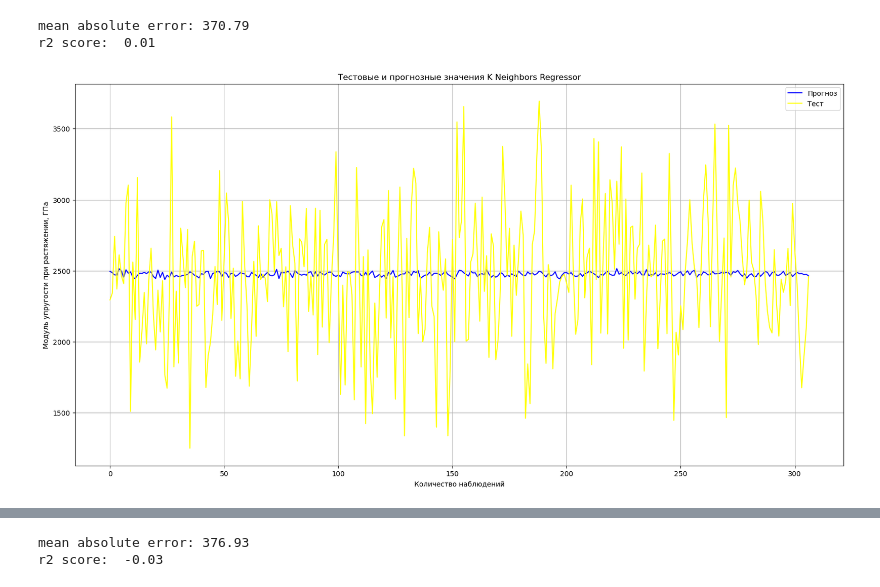
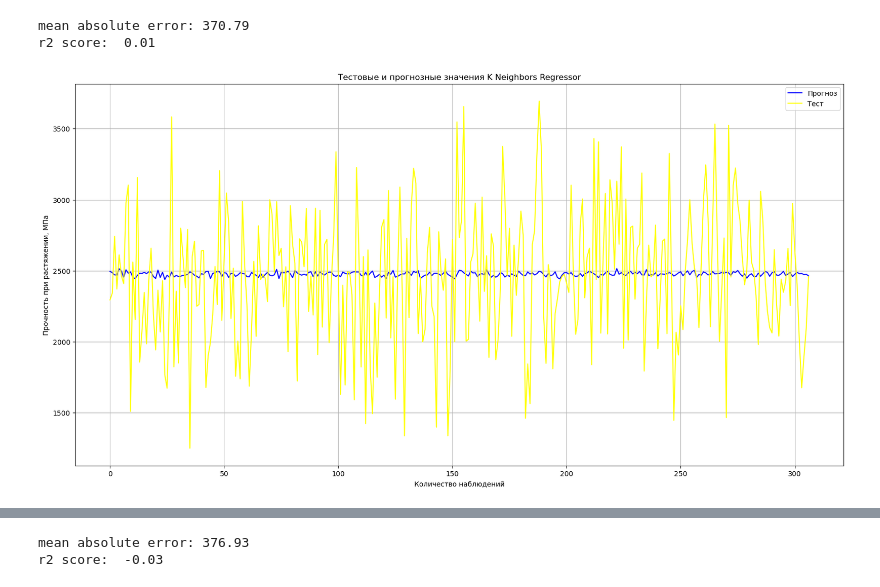
Before and after one commit to YaroSlavaStar/DS_FQW_Komposit, a Jupyter notebook: Starostina Ya.K. KOMPOSIT_4.ipynb, the cells around one changed output, grey strips where cells are left out. Drawn from its saved outputs; the diff is of its cells as text; code cells hidden in the pictures.

```diff
--- a/Starostina Ya.K. KOMPOSIT_4.ipynb
+++ b/Starostina Ya.K. KOMPOSIT_4.ipynb
@@ -256,14 +256,14 @@ r2 score:  0.01
 # %%
 plt.figure(figsize = (20, 10))
 plt.title("Тестовые и прогнозные значения K Neighbors Regressor")
 plt.plot(y_pred_knr, label = "Прогноз", color = 'blue')
 plt.plot(y_test.values, label = "Тест", color = 'yellow')
 plt.xlabel("Количество наблюдений")
-plt.ylabel("Модуль упругости при растяжении, ГПа")
+plt.ylabel("Прочность при растяжении, МПа")
 plt.legend()
 plt.grid(True);
 # %% [output]
-[figure, old version]
+[figure, new version]
 # %%
 #Деревья решений - Decision Tree Regressor
 # %%
```
Also changed, not shown: parts of 17 cells of this notebook, 3 other files.
